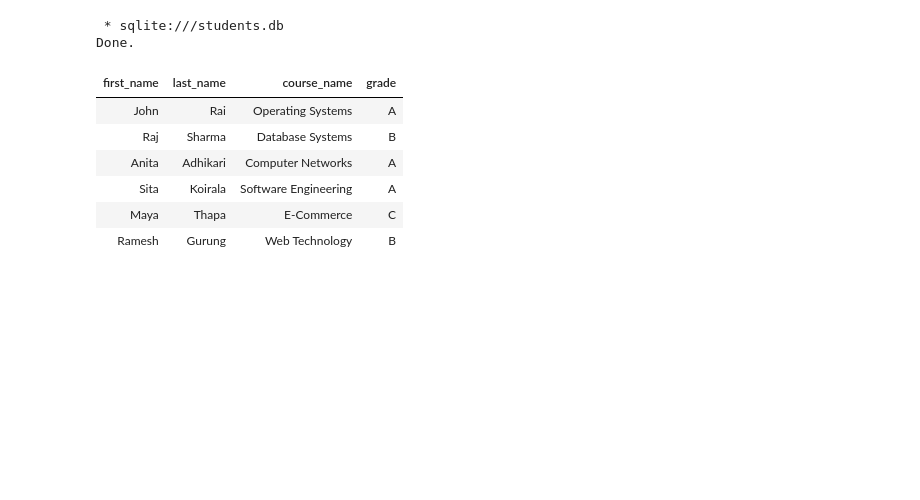
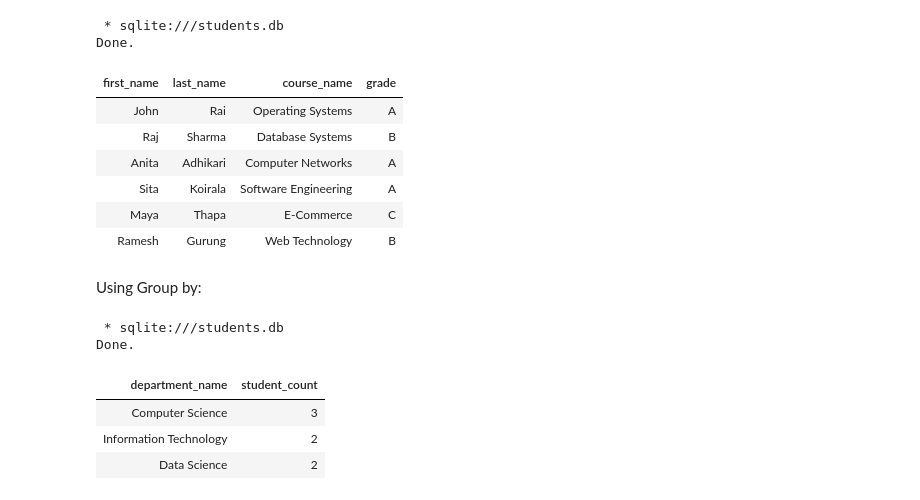
Before and after one commit to atignaschhetri/sql, a Jupyter notebook: app.ipynb, the cells around one changed output. Cells and saved outputs as stored; diff of their text form; code cells hidden in the pictures; blank space fills up the shorter version.

Commit message:
perform join clause

```diff
--- a/app.ipynb
+++ b/app.ipynb
@@ -475,3 +472,18 @@ Done.
 | Sita | Koirala | Software Engineering | A |
 | Maya | Thapa | E-Commerce | C |
 | Ramesh | Gurung | Web Technology | B |
+# %% [markdown]
+Using Group by:
+# %%
+%%sql
+SELECT departments.department_name, COUNT(students.student_id) AS student_count
+FROM departments
+LEFT JOIN students ON departments.department_id = students.department_id
+GROUP BY departments.department_id;
+# %% [output]
+ * sqlite:///students.db
+Done.
+| department_name | student_count |
+| Computer Science | 3 |
+| Information Technology | 2 |
+| Data Science | 2 |
```
Also changed, not shown: parts of 1 cell of this notebook, 1 other file.
